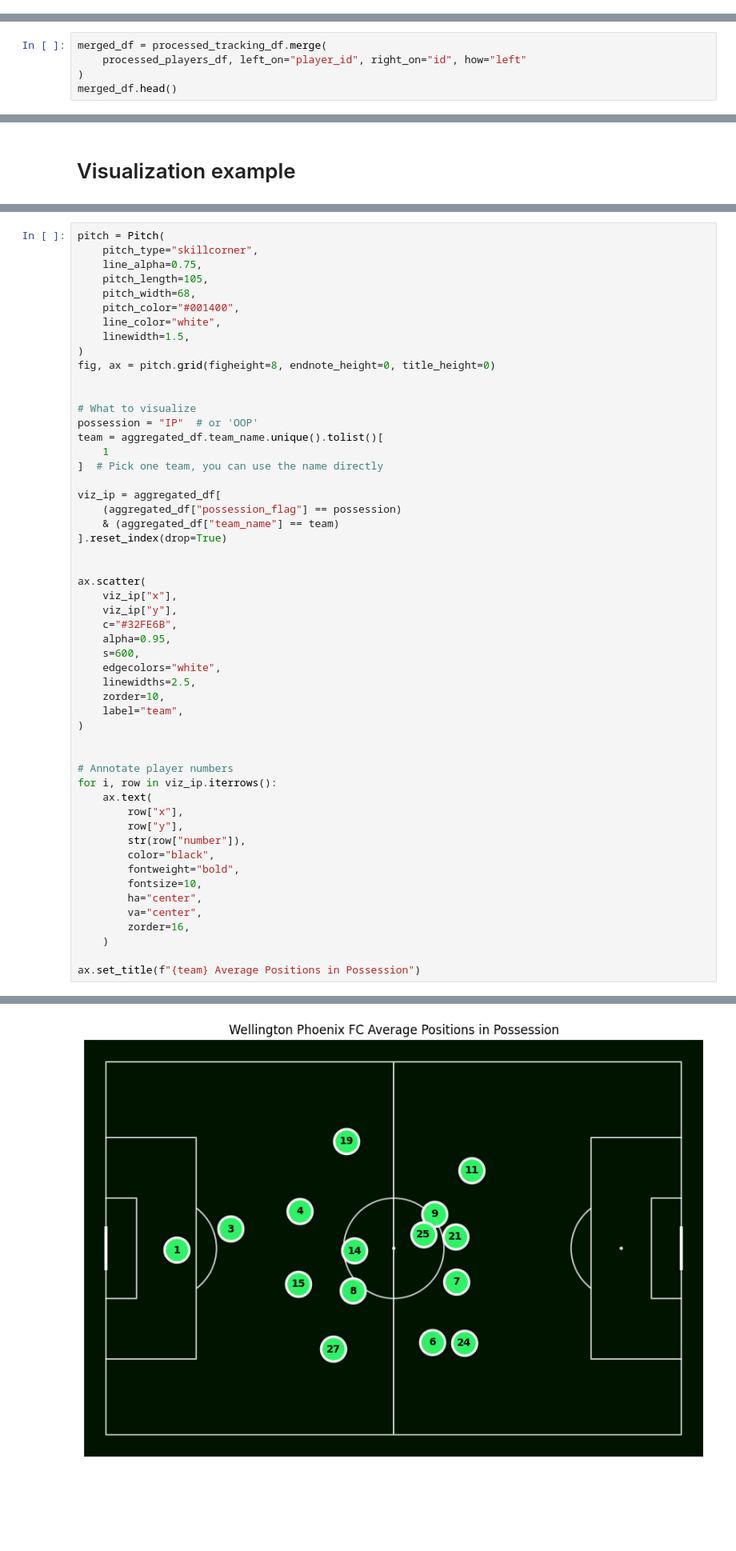
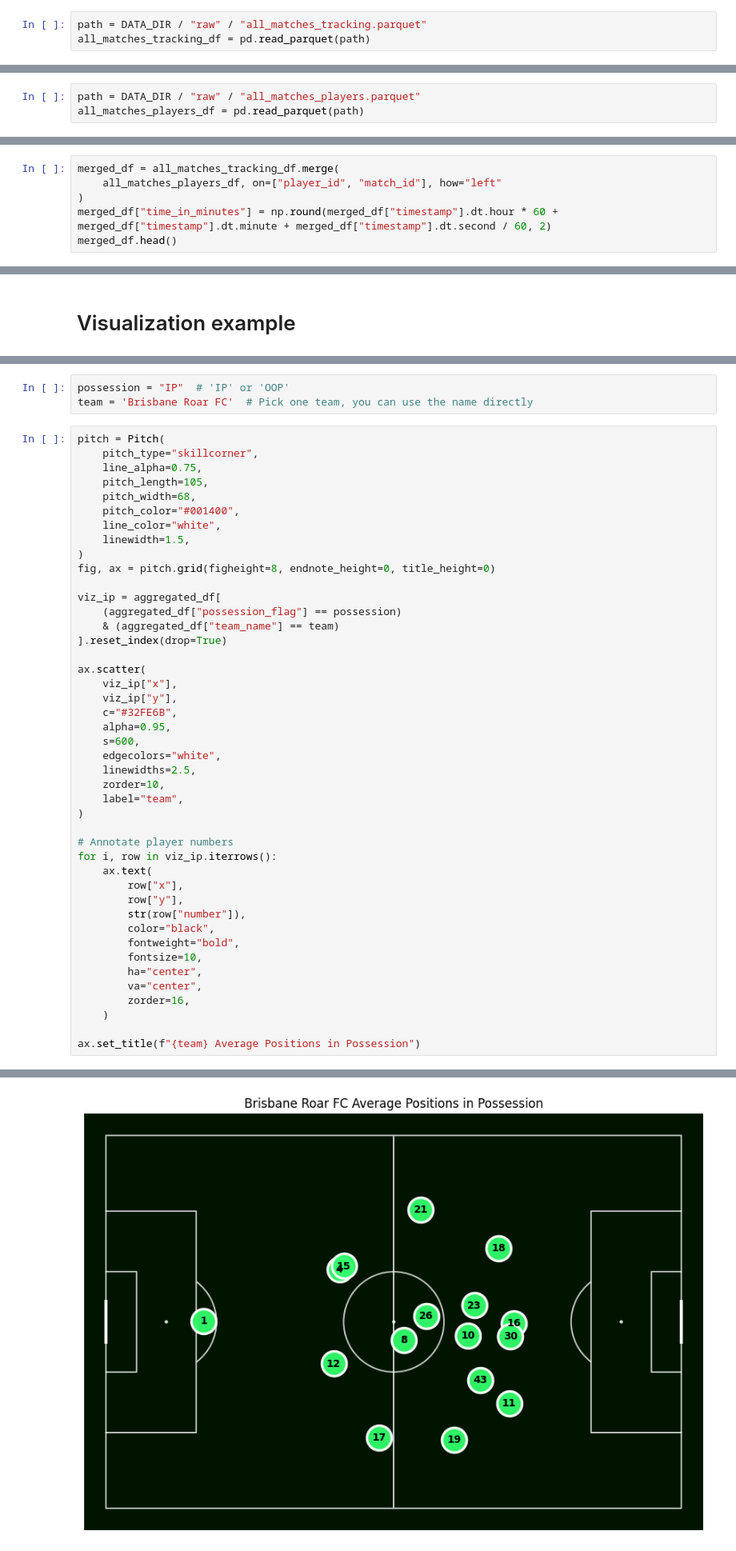
Before and after one commit to ppatrzalek/football-ml, a Jupyter notebook: notebooks/readers_notebook.ipynb, the cells around one changed output, grey strips where cells are left out. Shown: that part at 80% size. Drawn from its saved outputs; the diff is of its cells as text; blank space fills up the shorter version.

```diff
--- a/notebooks/readers_notebook.ipynb
+++ b/notebooks/readers_notebook.ipynb
@@ -156,2 +97,5 @@ all_matches_tracking_df.to_csv(DATA_DIR / "all_matches_tracking.csv", index=Fals
+# %%
+path = DATA_DIR / "raw" / "all_matches_tracking.parquet"
+all_matches_tracking_df = pd.read_parquet(path)
 # %% [markdown]
 ## Match data
@@ -268,9 +118,13 @@ processed_players_df.head()
+# %%
+path = DATA_DIR / "raw" / "all_matches_players.parquet"
+all_matches_players_df = pd.read_parquet(path)
 # %% [markdown]
 ## Merging data frame
 # %%
-merged_df = processed_tracking_df.merge(
-    processed_players_df, left_on="player_id", right_on="id", how="left"
+merged_df = all_matches_tracking_df.merge(
+    all_matches_players_df, on=["player_id", "match_id"], how="left"
 )
+merged_df["time_in_minutes"] = np.round(merged_df["timestamp"].dt.hour * 60 + merged_df["timestamp"].dt.minute + merged_df["timestamp"].dt.second / 60, 2)
 merged_df.head()
 # %% [output]
 |  | x | y | player_id | is_detected | frame | timestamp | period | possession_player_id | ... |
@@ -389,3 +317,6 @@ aggregated_df.sort_values(["possession_flag", "team_name"])
+# %%
+possession = "IP"  # 'IP' or 'OOP'
+team = 'Brisbane Roar FC'  # Pick one team, you can use the name directly
 # %%
 pitch = Pitch(
     pitch_type="skillcorner",
@@ -398,18 +329,10 @@ pitch = Pitch(
 )
 fig, ax = pitch.grid(figheight=8, endnote_height=0, title_height=0)
 
-
-# What to visualize
-possession = "IP"  # or 'OOP'
-team = aggregated_df.team_name.unique().tolist()[
-    1
-]  # Pick one team, you can use the name directly
-
 viz_ip = aggregated_df[
     (aggregated_df["possession_flag"] == possession)
     & (aggregated_df["team_name"] == team)
 ].reset_index(drop=True)
-
 
 ax.scatter(
     viz_ip["x"],
@@ -422,7 +345,6 @@ ax.scatter(
     zorder=10,
     label="team",
 )
-
 
 # Annotate player numbers
 for i, row in viz_ip.iterrows():
@@ -444 +366 @@ Text(0.5, 1.0, 'Wellington Phoenix FC Average Positions in Possession')
-[figure, old version]
+[figure, new version]
```
Also changed, not shown: parts of 36 cells of this notebook.
